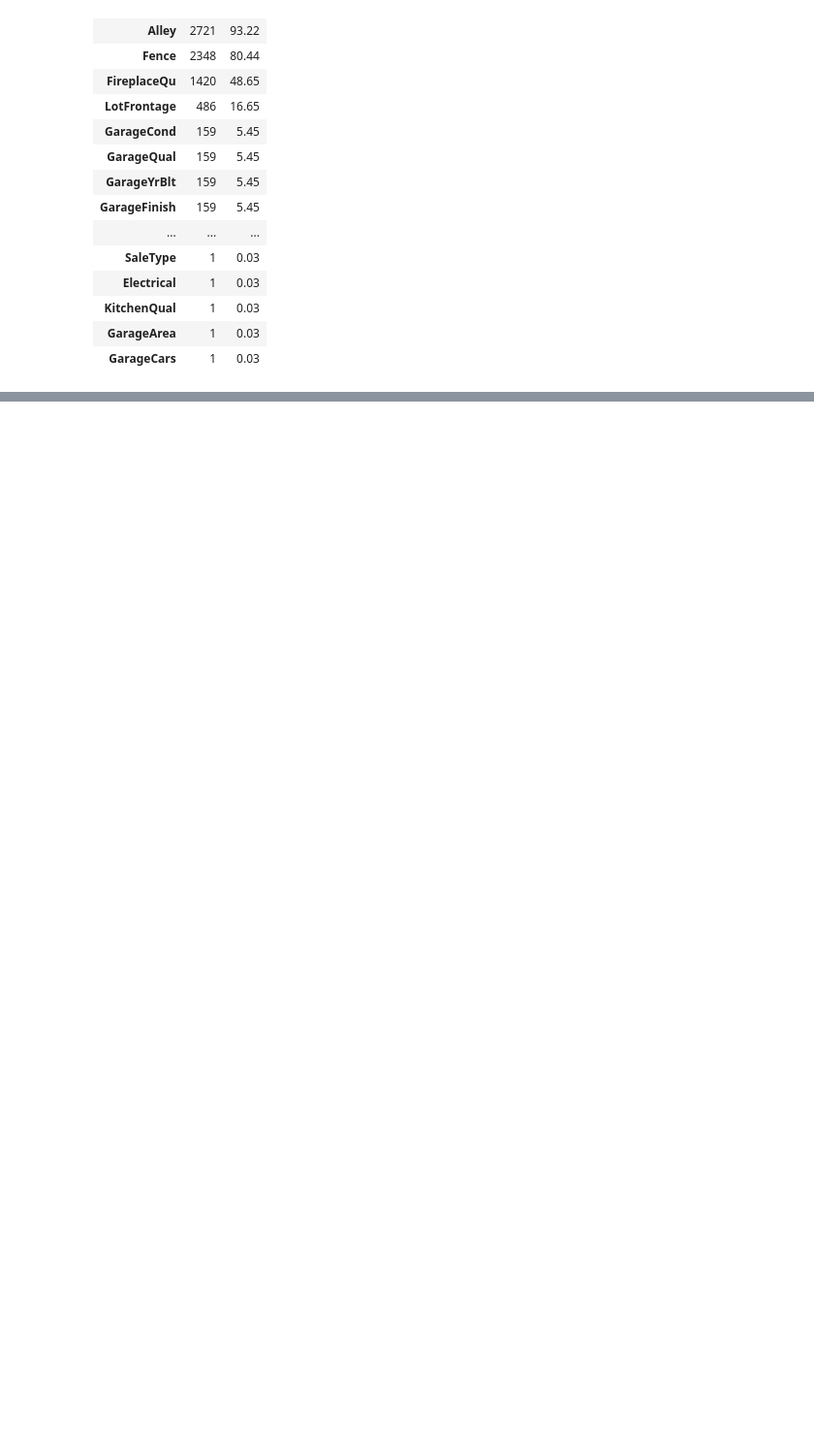
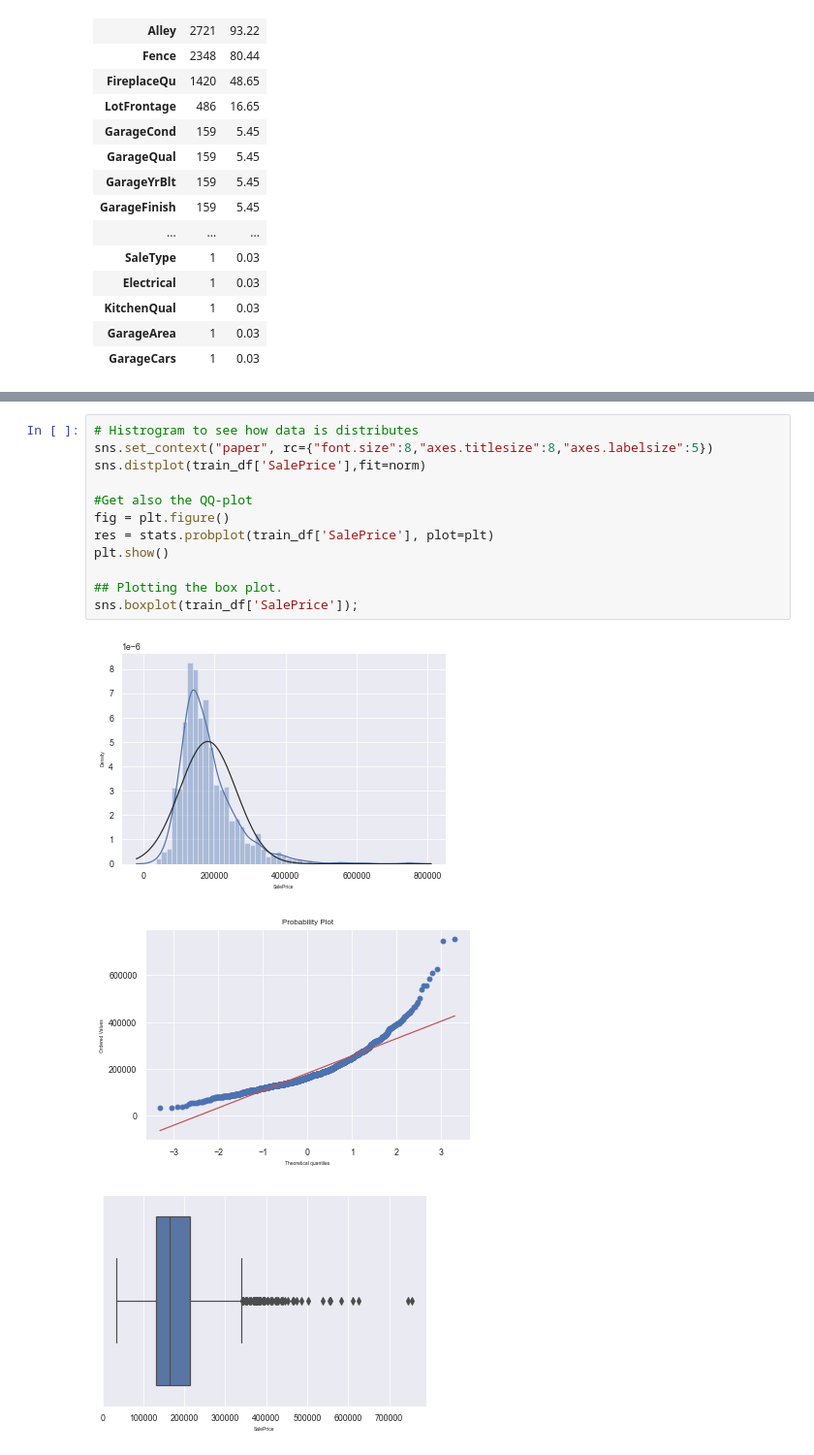
Before and after one commit to VikasNagare12/house-price-prediction, a Jupyter notebook: HousePricePrediction.ipynb, the cells around one changed output, grey strips where cells are left out. Shown at 97% size. Cells and saved outputs as stored; diff of their text form; blank space fills up the shorter version.

```diff
--- a/HousePricePrediction.ipynb
+++ b/HousePricePrediction.ipynb
@@ -107,0 +114,16 @@ missing_value_df
+# %%
+# Histrogram to see how data is distributes
+sns.set_context("paper", rc={"font.size":8,"axes.titlesize":8,"axes.labelsize":5})
+sns.distplot(train_df['SalePrice'],fit=norm)
+
+#Get also the QQ-plot
+fig = plt.figure()
+res = stats.probplot(train_df['SalePrice'], plot=plt)
+plt.show()
+
+## Plotting the box plot.
+sns.boxplot(train_df['SalePrice']);
+# %% [output]
+[figure, added]
+[figure, added]
+[figure, added]
```
Also changed, not shown: parts of 35 cells of this notebook.
